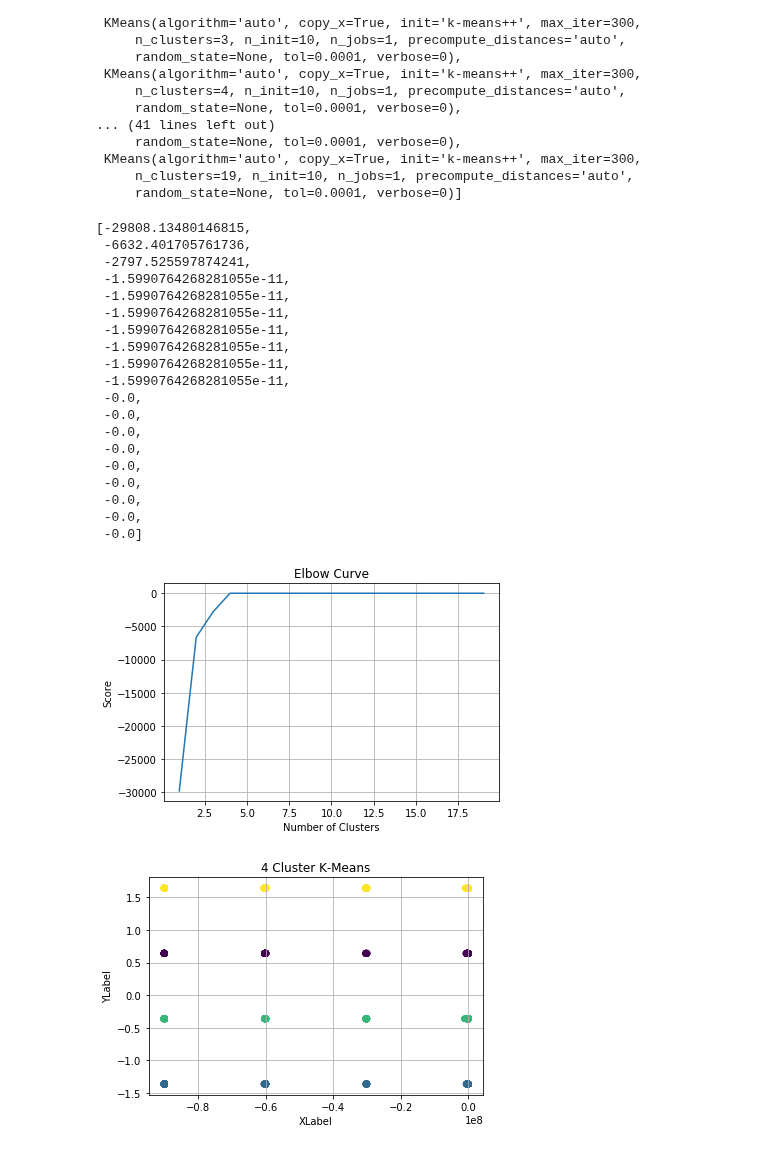
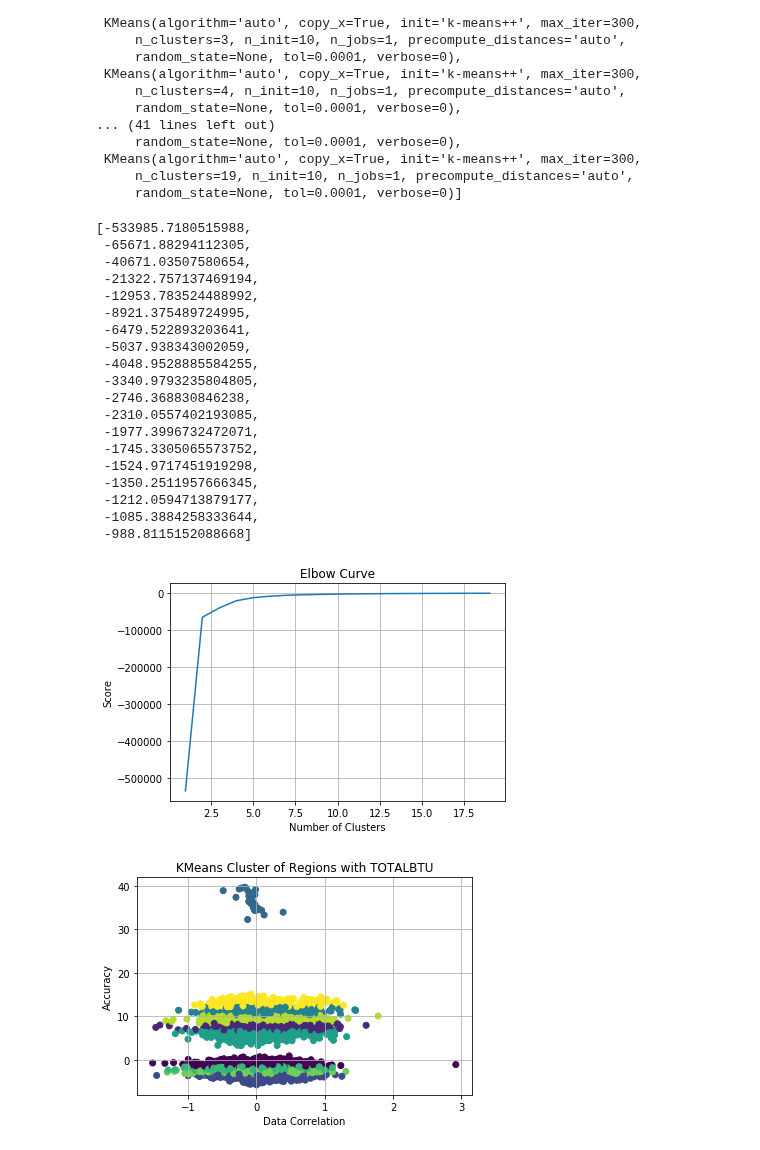
Before and after one commit to sigmanudude/ResidentialEnergyPrediction, a Jupyter notebook: PCAwithKMeans.ipynb, the cells around one changed output. Cells and saved outputs as stored; diff of their text form; code cells hidden in the pictures.

```diff
--- a/PCAwithKMeans.ipynb
+++ b/PCAwithKMeans.ipynb
@@ -7,10 +7,10 @@ import numpy as np
 import seaborn as sns
 import matplotlib.pyplot as plt
 # %%
-raw_variables = pd.read_csv("../Project3/final_feature_selection_btu.csv")
+raw_variables = pd.read_csv("../Project3/dataforfinalproject/PCAcomponentoutput.csv")
 
 y = raw_variables[['REGIONC']]
-x = raw_variables[['DIVISION']]
+x = raw_variables[['TOTALBTU']]
 # %%
 Nc = range(1, 20)
 
@@ -40,34 +40,35 @@ score = [kmeans[i].fit(y).score(y) for i in range(len(kmeans))]
 
 score
 # %% [output]
-[-29808.13480146815,
- -6632.401705761736,
- -2797.525597874241,
- -1.5990764268281055e-11,
- -1.5990764268281055e-11,
- -1.5990764268281055e-11,
- -1.5990764268281055e-11,
- -1.5990764268281055e-11,
- -1.5990764268281055e-11,
- -1.5990764268281055e-11,
- -0.0,
- -0.0,
- -0.0,
- -0.0,
- -0.0,
- -0.0,
- -0.0,
- -0.0,
- -0.0]
+[-533985.7180515988,
+ -65671.88294112305,
+ -40671.03507580654,
+ -21322.757137469194,
+ -12953.783524488992,
+ -8921.375489724995,
+ -6479.522893203641,
+ -5037.938343002059,
+ -4048.9528885584255,
+ -3340.9793235804805,
+ -2746.368830846238,
+ -2310.0557402193085,
+ -1977.3996732472071,
+ -1745.3305065573752,
+ -1524.9717451919298,
+ -1350.2511957666345,
+ -1212.0594713879177,
+ -1085.3884258333644,
+ -988.8115152088668]
 # %%
 pl.plot(Nc,score)
 pl.xlabel('Number of Clusters')
 pl.ylabel('Score')
 pl.title('Elbow Curve')
 pl.grid()
+plt.savefig('C:/Users/justi/Desktop/homework/Project3/dataforfinalproject/Pictures/KMEANSElbow.png')
 pl.show()
 # %% [output]
-[figure, old version]
+[figure, new version]
 # %%
 pca = PCA(n_components=1).fit(y)
 
@@ -75,21 +76,21 @@ pca_d = pca.transform(y)
 
 pca_c = pca.transform(x)
 # %%
-kmeans=KMeans(n_clusters=5)
+kmeans=KMeans(n_clusters=10)
 
 kmeansoutput=kmeans.fit(y)
 
 kmeansoutput
 labels = kmeansoutput.labels_
-pl.figure('4 Cluster K-Means')
+pl.figure('KMeans Cluster of Regions with TOTALBTU')
 
 pl.scatter(pca_c[:, 0], pca_d[:, 0], c=kmeansoutput.labels_)
 
-pl.xlabel('XLabel')
+pl.xlabel('Data Correlation')
 pl.grid()
-pl.ylabel('YLabel')
-pl.title('4 Cluster K-Means')
-
+pl.ylabel('Accuracy')
+pl.title('KMeans Cluster of Regions with TOTALBTU')
+plt.savefig('C:/Users/justi/Desktop/homework/Project3/dataforfinalproject/Pictures/KMEANSCluser.png')
 pl.show()
 # %% [output]
-[figure, old version]
+[figure, new version]
```
Also changed, not shown: 4 other files.
